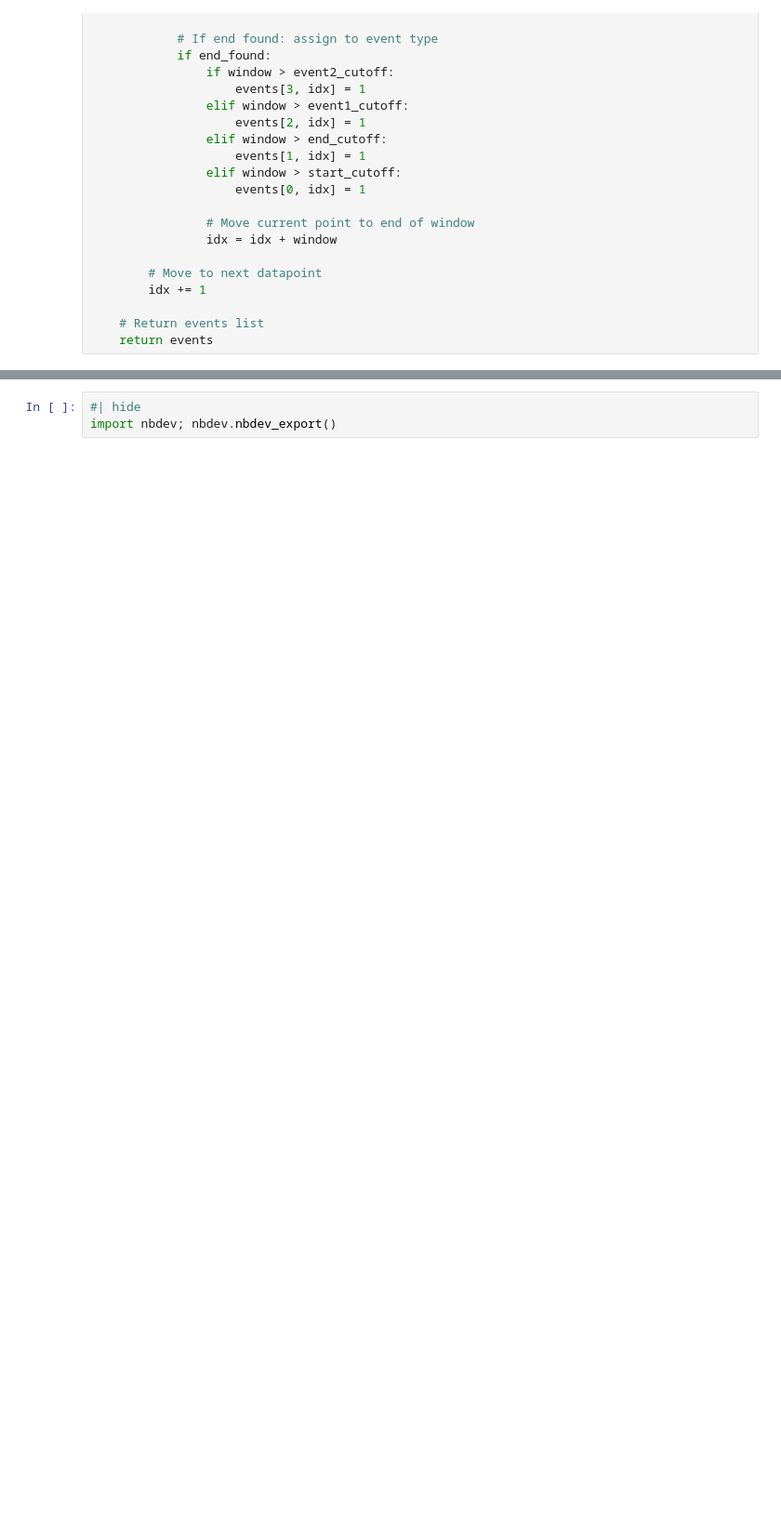
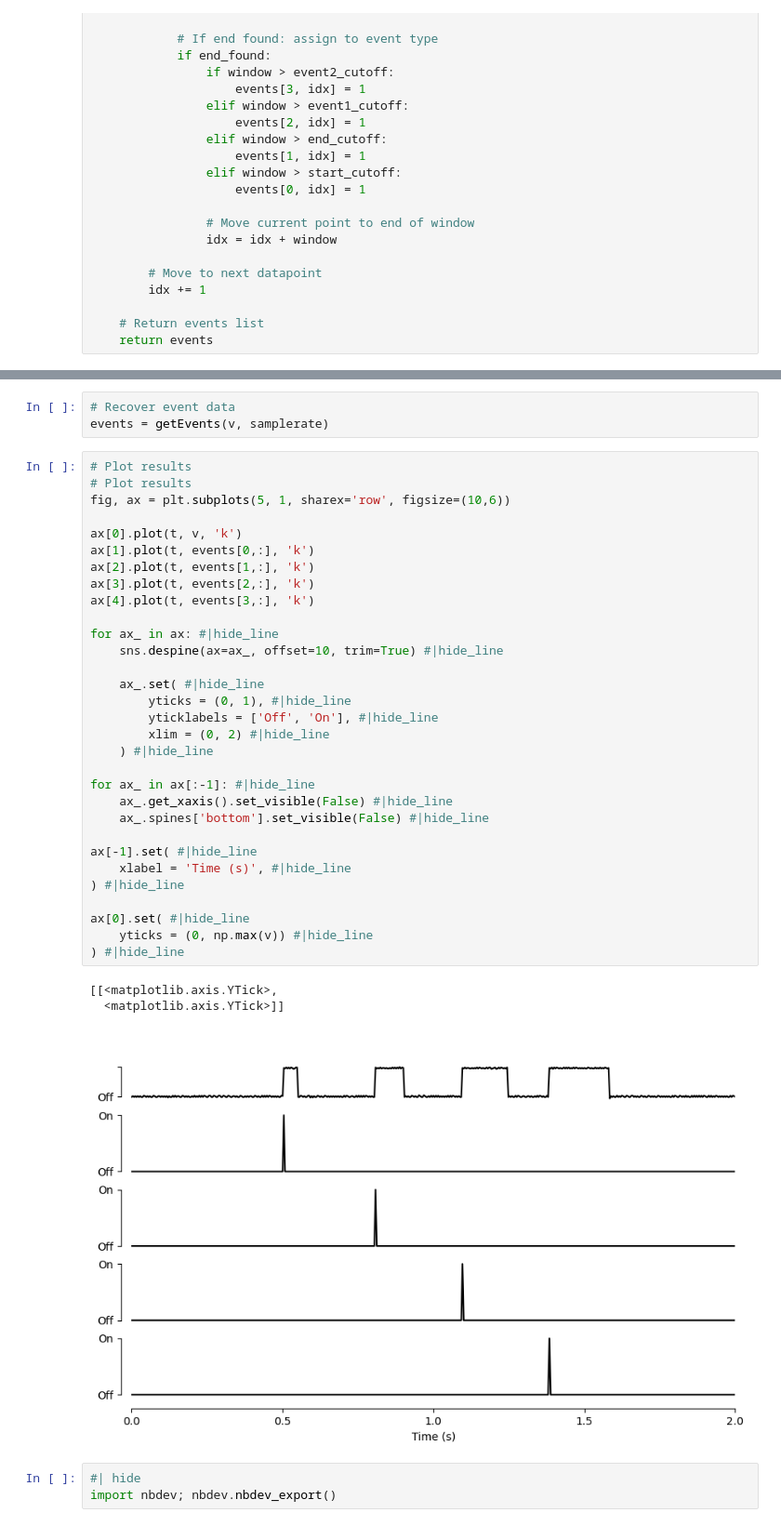
Before and after one commit to conorkeogh/syncmaster, a Jupyter notebook: nbs/04_events.ipynb, the cells around one changed output, grey strips where cells are left out. Shown: that part at 93% size. Saved outputs shown, nothing was run; the diff lists cells and outputs as text; blank space fills up the shorter version.

```diff
--- a/nbs/04_events.ipynb
+++ b/nbs/04_events.ipynb
@@ -89,3 +122,41 @@ def getEvents(data, samplerate):
+# %%
+# Recover event data
+events = getEvents(v, samplerate)
+# %%
+# Plot results
+# Plot results
+fig, ax = plt.subplots(5, 1, sharex='row', figsize=(10,6))
+
+ax[0].plot(t, v, 'k')
+ax[1].plot(t, events[0,:], 'k')
+ax[2].plot(t, events[1,:], 'k')
+ax[3].plot(t, events[2,:], 'k')
+ax[4].plot(t, events[3,:], 'k')
+
+for ax_ in ax: #|hide_line
+    sns.despine(ax=ax_, offset=10, trim=True) #|hide_line
+
+    ax_.set( #|hide_line
+        yticks = (0, 1), #|hide_line
+        yticklabels = ['Off', 'On'], #|hide_line
+        xlim = (0, 2) #|hide_line
+    ) #|hide_line
+
+for ax_ in ax[:-1]: #|hide_line
+    ax_.get_xaxis().set_visible(False) #|hide_line
+    ax_.spines['bottom'].set_visible(False) #|hide_line
+
+ax[-1].set( #|hide_line
+    xlabel = 'Time (s)', #|hide_line
+) #|hide_line
+
+ax[0].set( #|hide_line
+    yticks = (0, np.max(v)) #|hide_line
+) #|hide_line
+# %% [output]
+[[<matplotlib.axis.YTick>,
+  <matplotlib.axis.YTick>]]
+[figure, added]
 # %%
 #| hide
 import nbdev; nbdev.nbdev_export()
```
Also changed, not shown: parts of 4 cells of this notebook, 13 other files.
